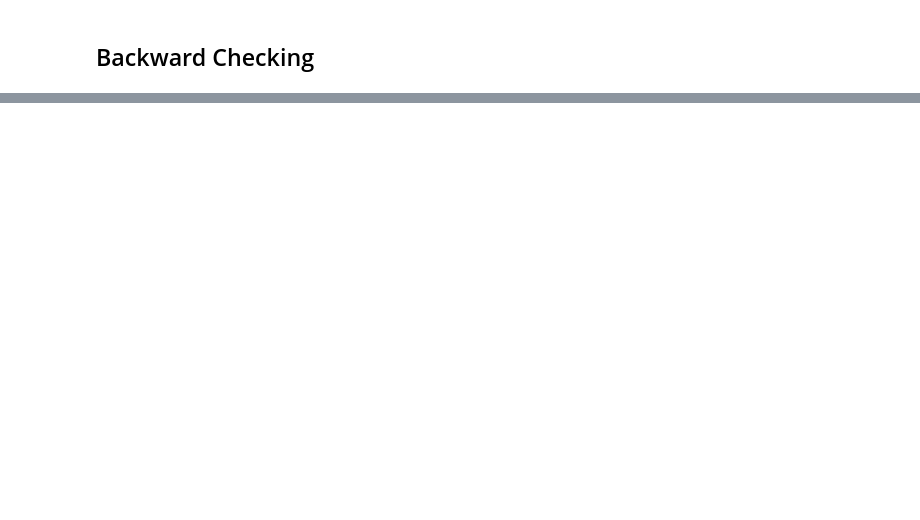
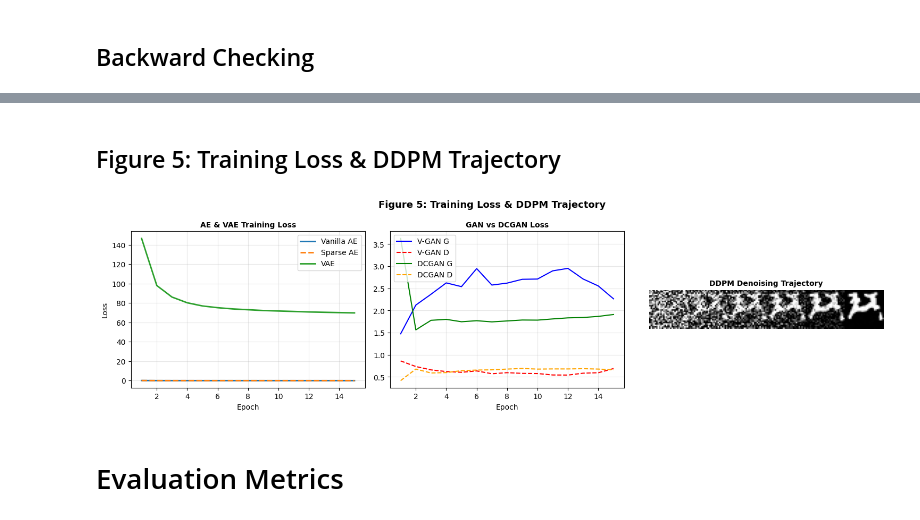
Before and after one commit to EdwinAntoniee/Tugas07_GenerativeModels_2802397306, a Jupyter notebook: stage1_classifier.ipynb, the cells around one changed output, grey strips where cells are left out. Drawn from its saved outputs; the diff is of its cells as text; code cells hidden in the pictures; blank space fills up the shorter version.

```diff
--- a/stage1_classifier.ipynb
+++ b/stage1_classifier.ipynb
@@ -878,0 +982,49 @@ plt.show()
+# %% [markdown]
+## Figure 5: Training Loss & DDPM Trajectory
+# %%
+fig5, axes = plt.subplots(1, 3, figsize=(15, 4.2))
+
+# Subplot 1: AE Loss
+axes[0].plot(range(1, EPOCHS + 1), loss_hist_v_ae, label='Vanilla AE', lw=2)
+axes[0].plot(range(1, EPOCHS + 1), loss_hist_sae, label='Sparse AE', lw=2, linestyle='--')
+axes[0].plot(range(1, EPOCHS + 1), loss_hist_vae, label='VAE', lw=2)
+axes[0].set_title("AE & VAE Training Loss", fontsize=10, fontweight='bold')
+axes[0].set_xlabel("Epoch"); axes[0].set_ylabel("Loss"); axes[0].grid(True, alpha=0.3); axes[0].legend()
+
+# Subplot 2: GAN Loss
+axes[1].plot(range(1, EPOCHS + 1), loss_hist_v_g, label='V-GAN G', color='blue')
+axes[1].plot(range(1, EPOCHS + 1), loss_hist_v_d, label='V-GAN D', color='red', linestyle='--')
+axes[1].plot(range(1, EPOCHS + 1), loss_hist_dc_g, label='DCGAN G', color='green')
+axes[1].plot(range(1, EPOCHS + 1), loss_hist_dc_d, label='DCGAN D', color='orange', linestyle='--')
+axes[1].set_title("GAN vs DCGAN Loss", fontsize=10, fontweight='bold')
+axes[1].set_xlabel("Epoch"); axes[1].grid(True, alpha=0.3); axes[1].legend()
+
+# Subplot 3: DDPM Trajectory
+snapshot_steps = [299, 200, 150, 100, 50, 0]
+snapshots = []
+with torch.no_grad():
+    x_walk = torch.randn(1, 1, 28, 28, device=device)
+    for step in reversed(range(0, 300)):
+        t_s = torch.full((1,), step, device=device, dtype=torch.long)
+        pred_eps = diff_model(x_walk, t_s)
+        alpha_t = ddpm_helper.alpha[step]
+        alpha_bar_t = ddpm_helper.alpha_bar[step]
+        noise_z = torch.randn_like(x_walk) if step > 0 else 0
+        sigma_t = torch.sqrt(ddpm_helper.beta[step])
+        x_walk = (1 / torch.sqrt(alpha_t)) * (x_walk - ((1 - alpha_t) / torch.sqrt(1 - alpha_bar_t)) * pred_eps) + sigma_t * noise_z
+        if step in snapshot_steps:
+            snapshots.append(denorm(x_walk).cpu()[0, 0].numpy())
+
+grid_traj = np.concatenate(snapshots, axis=1)
+axes[2].imshow(grid_traj, cmap='gray')
+axes[2].set_title("DDPM Denoising Trajectory", fontsize=10, fontweight='bold')
+axes[2].axis('off')
+
+plt.suptitle("Figure 5: Training Loss & DDPM Trajectory", fontsize=13, fontweight='bold')
+plt.tight_layout()
+plt.savefig("5_loss_and_trajectory.png", dpi=300)
+plt.show()
+# %% [output]
+[figure, added]
+# %% [markdown]
+# Evaluation Metrics
```
Also changed, not shown: parts of 25 cells of this notebook, 6 other files.
